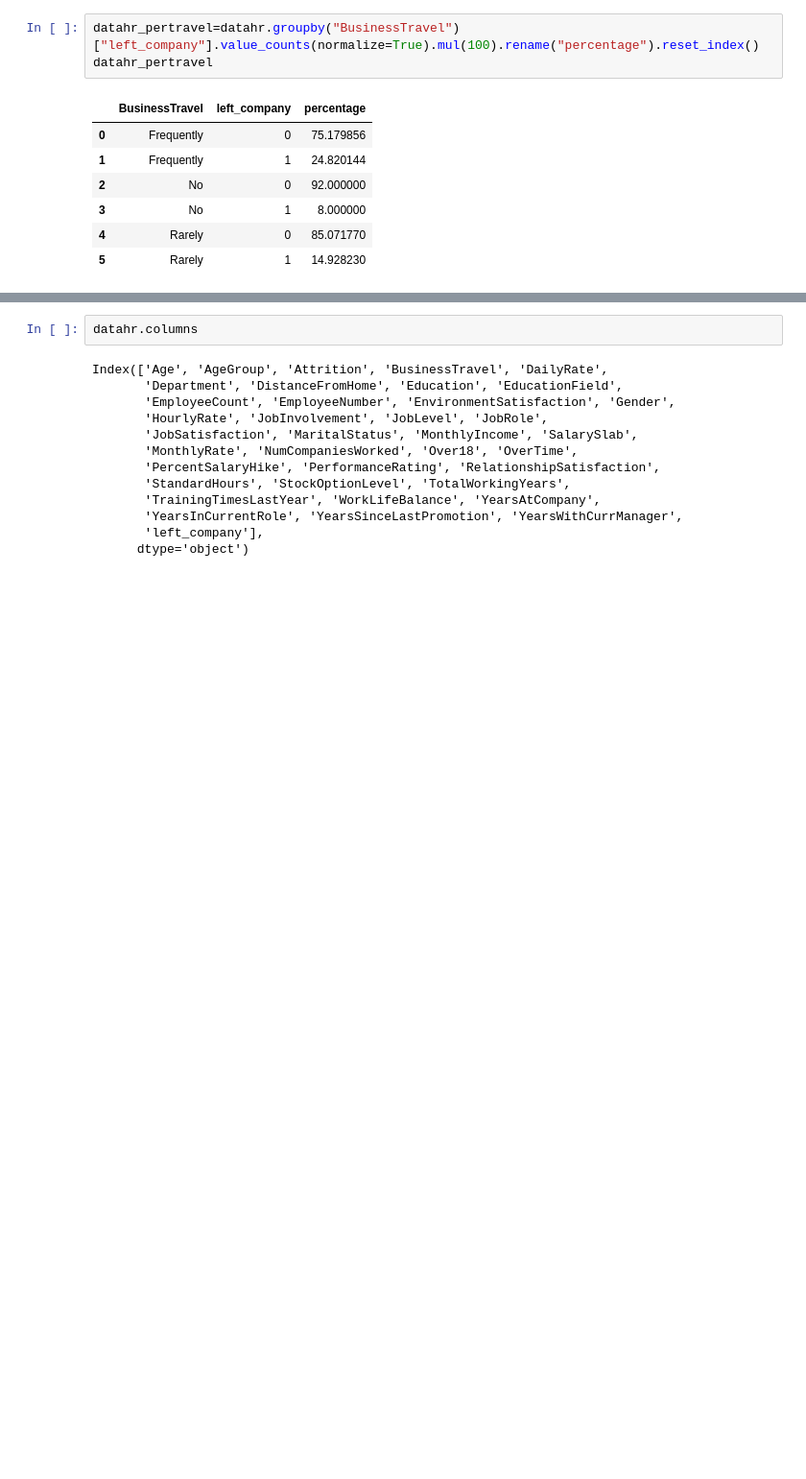
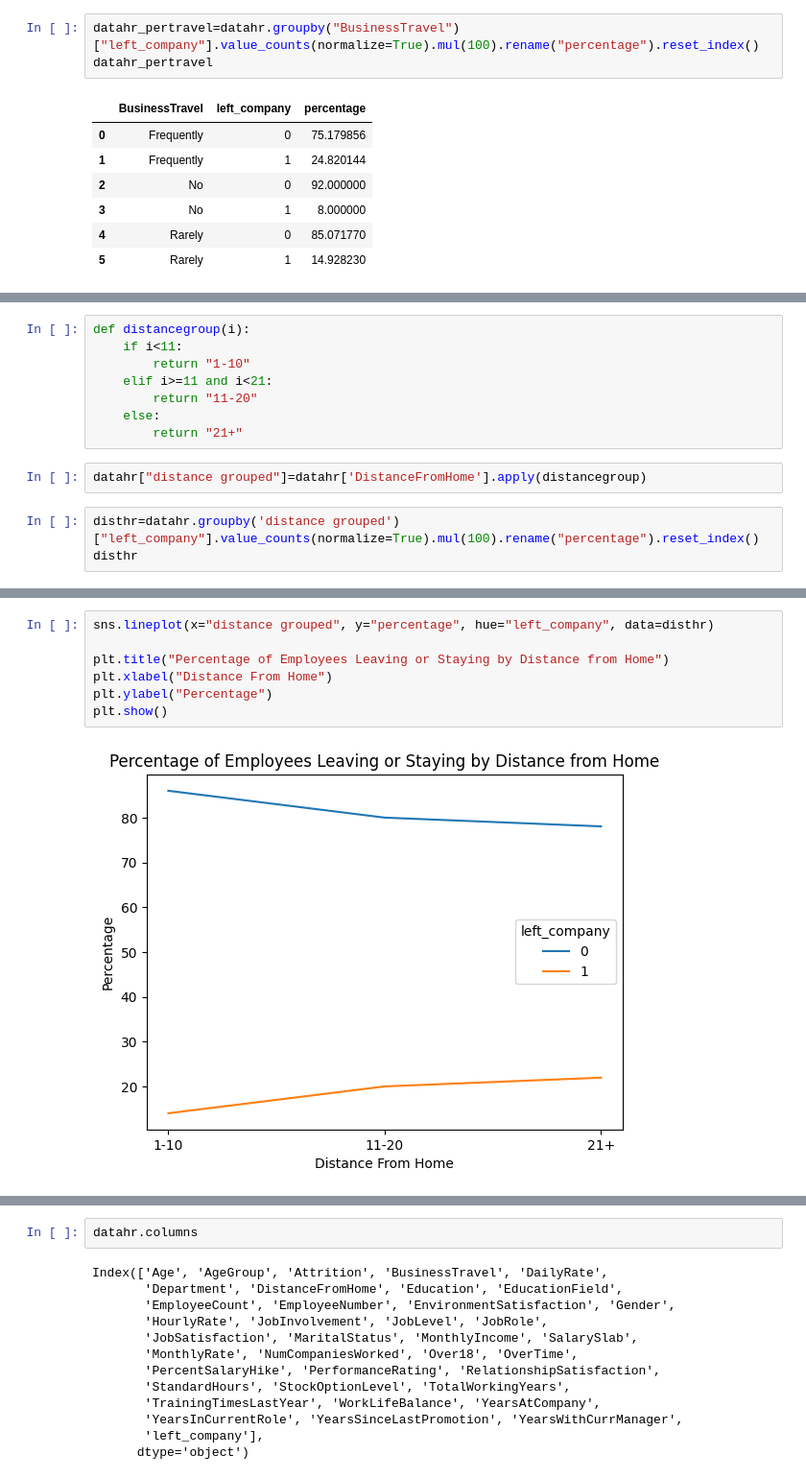
Before and after one commit to Ivansantamariaknx/portfolio, a Jupyter notebook: Human resources Analysis/Data analysis.ipynb, the cells around one changed output, grey strips where cells are left out. Shown at 96% size. Cells and saved outputs as stored; diff of their text form; blank space fills up the shorter version.

```diff
--- a/Human resources Analysis/Data analysis.ipynb
+++ b/Human resources Analysis/Data analysis.ipynb
@@ -127,0 +261,13 @@ plt.show()
+# %%
+def distancegroup(i):
+    if i<11:
+        return "1-10"
+    elif i>=11 and i<21:
+        return "11-20"
+    else:
+        return "21+"
+# %%
+datahr["distance grouped"]=datahr['DistanceFromHome'].apply(distancegroup)
+# %%
+disthr=datahr.groupby('distance grouped')["left_company"].value_counts(normalize=True).mul(100).rename("percentage").reset_index()
+disthr
@@ -127,0 +282,9 @@ plt.show()
+# %%
+sns.lineplot(x="distance grouped", y="percentage", hue="left_company", data=disthr)
+
+plt.title("Percentage of Employees Leaving or Staying by Distance from Home")
+plt.xlabel("Distance From Home")
+plt.ylabel("Percentage")
+plt.show()
+# %% [output]
+[figure, added]
```
Also changed, not shown: parts of 48 cells of this notebook, 1 other file.
